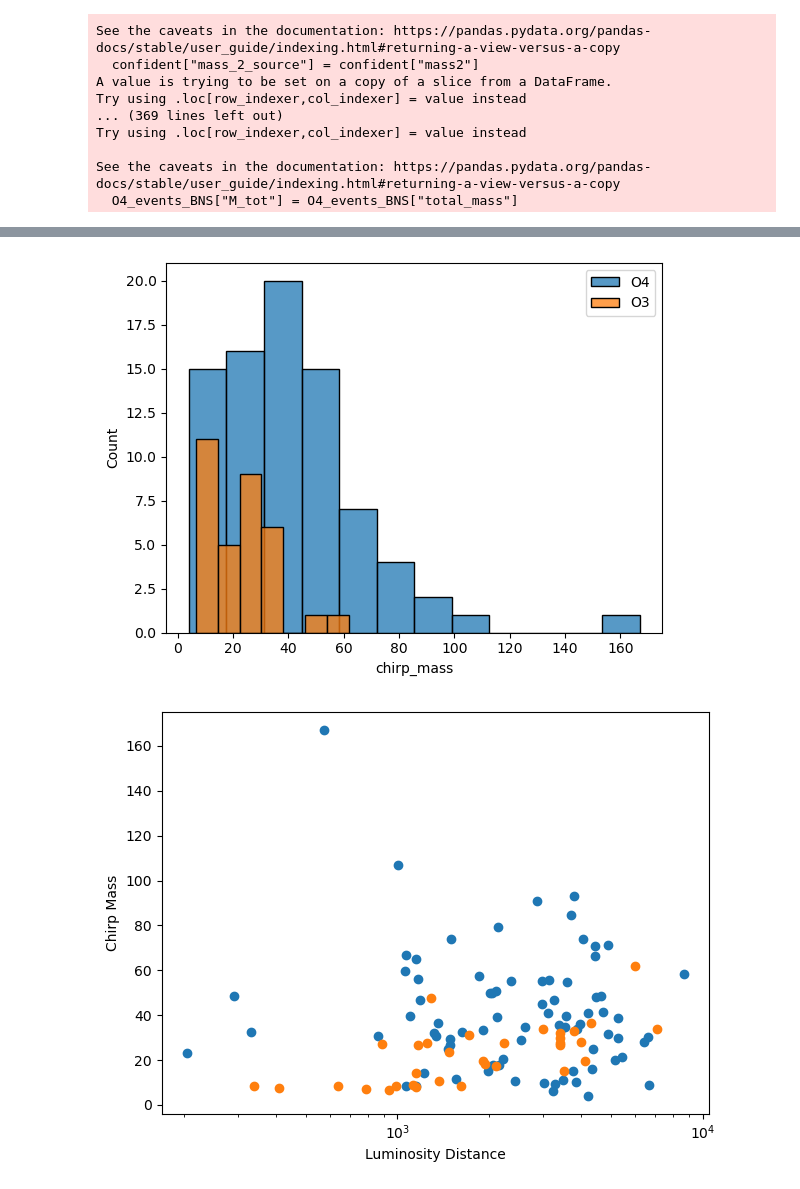
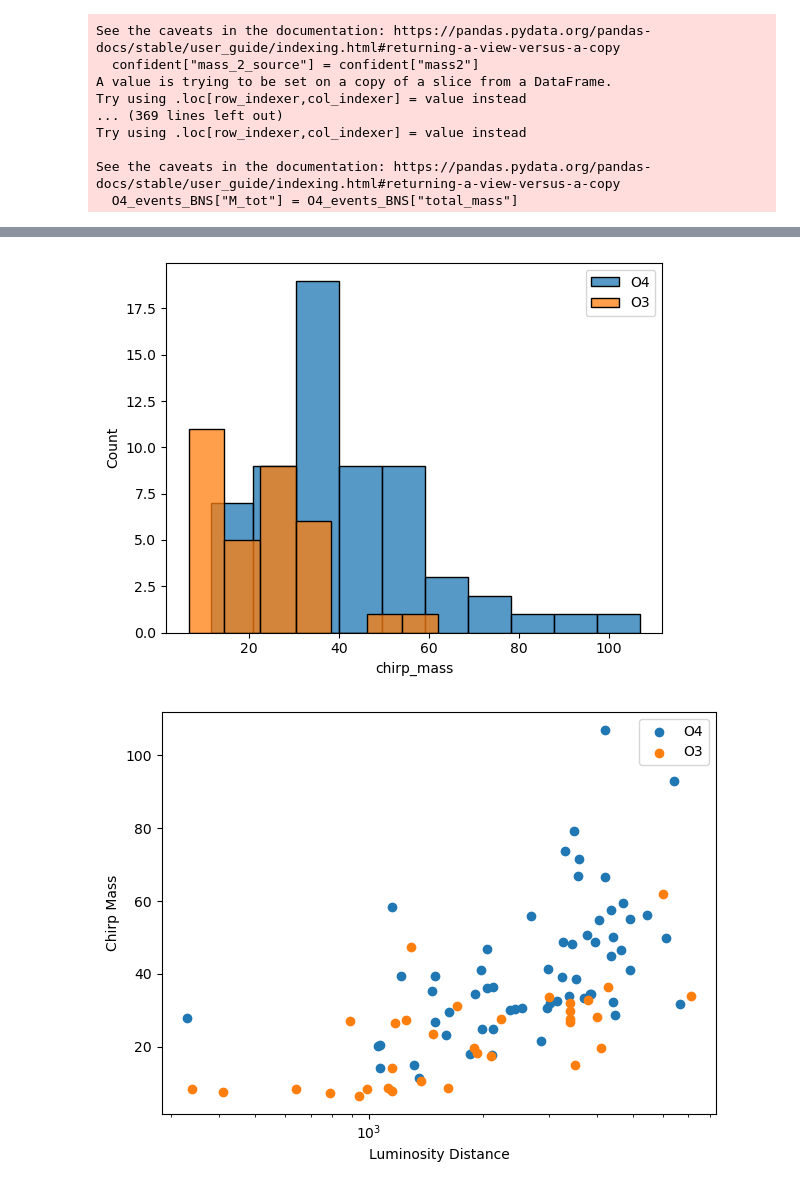
Before and after one commit to AndrewValentini/Gravitational-Waves-Research-23-24, a Jupyter notebook: Data Analysis/BBHDistributions.ipynb, the cells around one changed output, grey strips where cells are left out. Drawn from its saved outputs; the diff is of its cells as text; code cells hidden in the pictures.

```diff
--- a/Data Analysis/BBHDistributions.ipynb
+++ b/Data Analysis/BBHDistributions.ipynb
@@ -25,3 +26,8 @@ See the caveats in the documentation: https://pandas.pydata.org/pandas-docs/stab
 # %%
 raw_o4 = pd.read_csv("C:/Users/lucas/GraveTeamMain/Gravitational-Waves-Research-23-24/Data/Wiki_Ligo_O4.csv")
 raw_o4 = raw_o4[raw_o4["Luminosity Distance"] != "?"]
+raw_o4["Class BH/BH"] = np.array([float(str(c).strip("~")) for c in raw_o4["Class BH/BH"]])
+# %%
+print(raw_o4.shape[0])
+raw_o4 = raw_o4[raw_o4["Class BH/BH"] > 0.95]
+print(raw_o4.shape[0])
@@ -34,17 +43,17 @@ overlap = 0.0
 values = np.zeros(len(O4_BBH["M_tot"]))
 values2 = np.zeros(len(O4_BBH["M_tot"]))
 count = len(raw_o4["Luminosity Distance"])
-for name in raw_o4["GW event"]:
-    #print(name, O4_BBH["eventid"])
-    for i in range(len(O4_BBH["eventid"])):
-        id = O4_BBH["eventid"][i]
+for i, name in enumerate(raw_o4["GW event"].to_numpy()):
+    for j, id in enumerate(O4_BBH["eventid"].to_numpy()):
         if id == name:
-            values[i] = raw_o4["Luminosity Distance"][i]
-            values2[i] = raw_o4["Luminosity Distance Error"][i]
+            values[j] = raw_o4["Luminosity Distance"].to_numpy()[i]
+            values2[j] = raw_o4["Luminosity Distance Error"].to_numpy()[i]
             overlap += 1
             break
 
 print(int(overlap), overlap / count)
 O4_BBH["luminosity_distance"] = values
-O4_BBH["Luminosity Distance Error"] = values2
+O4_BBH["luminosity_distance_error"] = values2
+
+O4_BBH = O4_BBH[(O4_BBH["luminosity_distance"] > 0) & (O4_BBH['chirp_mass'] < 140)]
 # %% [output]
@@ -86,15 +95,16 @@ sns.histplot(O3_BBH, x="chirp_mass", stat="count", label="O3")
 plt.legend()
 plt.show()
 # %% [output]
-[figure, old version]
+[figure, new version]
 # %%
 plt.scatter(O4_BBH["luminosity_distance"], O4_BBH["chirp_mass"], label="O4")
 plt.scatter(O3_BBH["luminosity_distance"], O3_BBH["chirp_mass"], label="O3")
+plt.legend()
 plt.xscale("log")
 plt.xlabel("Luminosity Distance")
 plt.ylabel("Chirp Mass")
 #plt.colorbar()
 plt.tight_layout()
 plt.show()
 # %% [output]
-[figure, old version]
+[figure, new version]
```
Also changed, not shown: parts of 17 cells of this notebook, 1 other file.
